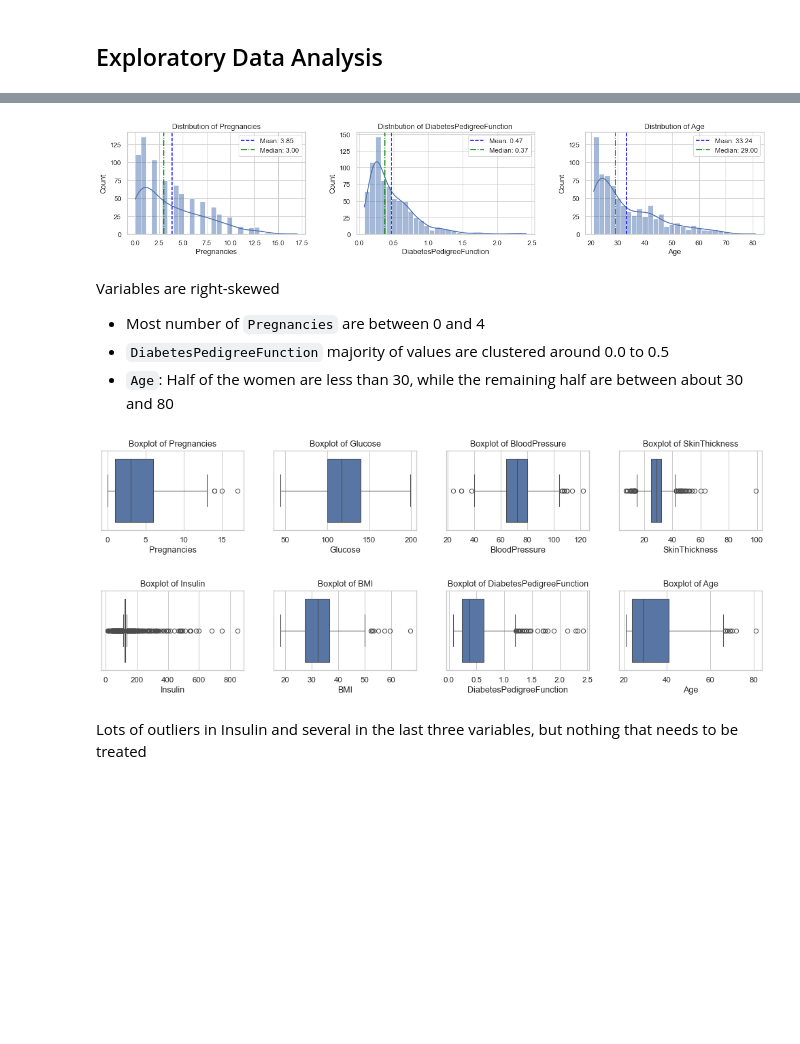
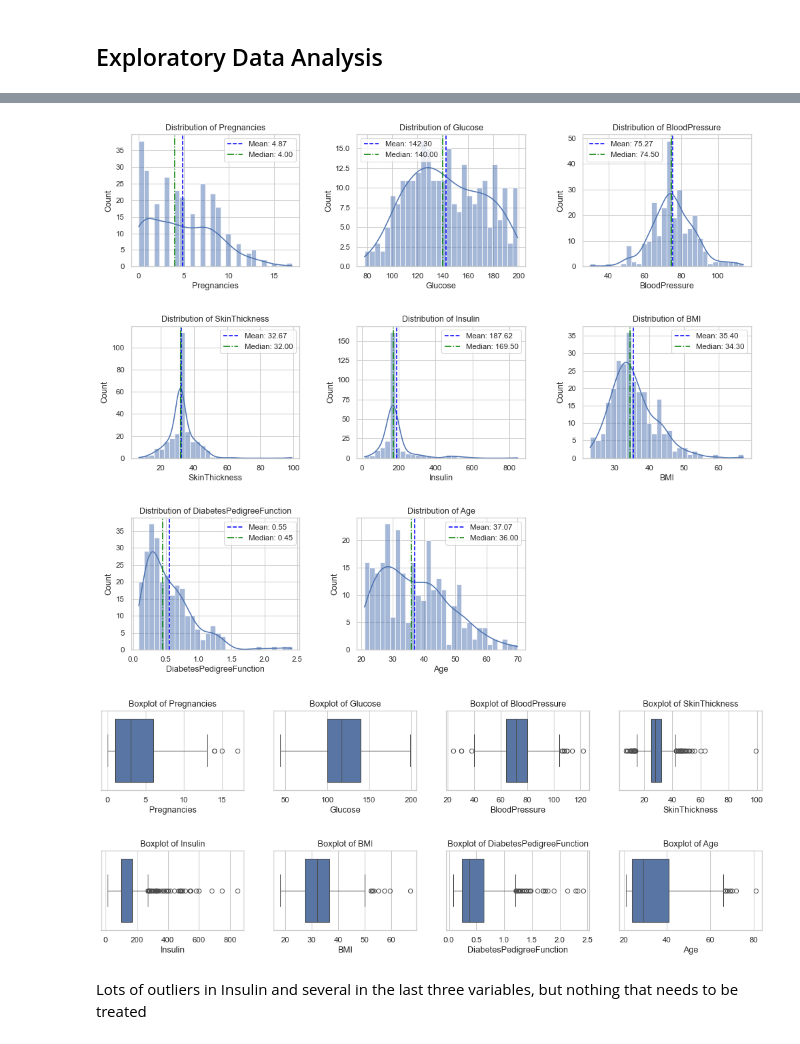
Before and after one commit to chrisruiz01/diabetes_classification, a Jupyter notebook: notebooks/1.0-diabetes-classification.ipynb, the cells around one changed output, grey strips where cells are left out. Saved outputs shown, nothing was run; the diff lists cells and outputs as text; code cells hidden in the pictures; blank space fills up the shorter version.

```diff
--- a/notebooks/1.0-diabetes-classification.ipynb
+++ b/notebooks/1.0-diabetes-classification.ipynb
@@ -171,22 +178,18 @@ dtype: int64
 * `Glucose`, `BloodPressure`, `BMI` will be imputed with mean, as their distributions are Gaussian-like
 * `SkinThickness`, `Insulin` will be imputed with median, as they both have outliers on the high end (right-skewed distributions with long tails)
 # %%
-mean_impute_columns = ['Glucose', 'BloodPressure', 'BMI']
-median_impute_columns = ['SkinThickness', 'Insulin']
+# Columns to be imputed
+impute_columns = ['Glucose', 'BloodPressure', 'SkinThickness', 'Insulin', 'BMI']
 
 # Replace zero values with np.nan
-df[mean_impute_columns] = df[mean_impute_columns].replace(0, np.nan)
-df[median_impute_columns] = df[median_impute_columns].replace(0, np.nan)
+df[impute_columns] = df[impute_columns].replace(0, np.nan)
 
-# Imputing with mean
-mean_imputer = SimpleImputer(strategy='mean')
-df[mean_impute_columns] = mean_imputer.fit_transform(df[mean_impute_columns])
-
-# Imputing with median
-median_imputer = SimpleImputer(strategy='median')
-df[median_impute_columns] = median_imputer.fit_transform(df[median_impute_columns])
+# Impute with median values by the target variable (Outcome)
+for column in impute_columns:
+    df[column] = df.groupby('Outcome')[column].transform(lambda x: x.fillna(x.median()))
 
 # Verify the imputation - check for zero values
+columns_to_check = impute_columns
 df[columns_to_check].apply(lambda x: (x == 0).sum())
 # %% [output]
 Glucose          0
@@ -255,41 +266,42 @@ The spikes for `SkinThickness` and `Insulin` have moved from zero to their media
 # %%
-# Visualizing remaining columns that were not imputed
-cols = ['Pregnancies', 'DiabetesPedigreeFunction', 'Age']
+# Diabetic cases (Outcome = 1)
+diabetic_cases = df[df['Outcome'] == 1]
 
-plt.figure(figsize=(16, 4))
-for i, column in enumerate(cols, 1):
-    plt.subplot(1, 3, i)
-    sns.histplot(df[column], bins=30, kde=True)
+# List of all columns except 'Outcome'
+features_outcome_only = diabetic_cases.columns[:-1]
+
+# Set up the figure for plotting
+plt.figure(figsize=(14, 12))
+num_cols = len(features_outcome_only)
+num_rows = (num_cols // 3) + 1
+
+# Plot distributions for each column
+for i, column in enumerate(features_outcome_only, 1):
+    plt.subplot(num_rows, 3, i)
+    sns.histplot(diabetic_cases[column], bins=30, kde=True)
     plt.title(f'Distribution of {column}')
 
     # Calculate mean and median
-    mean_value = df[column].mean()
-    median_value = df[column].median()
+    mean_value = diabetic_cases[column].mean()
+    median_value = diabetic_cases[column].median()
 
     # Add vertical lines for mean and median
     plt.axvline(mean_value, color='blue', linestyle='--', label=f'Mean: {mean_value:.2f}')
     plt.axvline(median_value, color='green', linestyle='-.', label=f'Median: {median_value:.2f}')
 
     # Display the legend
     plt.legend()
 
 plt.tight_layout(pad=3)
 plt.show()
 # %% [output]
-[figure, old version]
+[figure, new version]
-# %% [markdown]
-Variables are right-skewed
-* Most number of `Pregnancies` are between 0 and 4
-* `DiabetesPedigreeFunction` majority of values are clustered around 0.0 to 0.5
-* `Age`: Half of the women are less than 30, while the remaining half are between about 30 and 80
 # %%
-# List of features to plot
-features = ['Pregnancies', 'Glucose', 'BloodPressure', 'SkinThickness', 'Insulin', 'BMI', 'DiabetesPedigreeFunction', 'Age']
-
+# All columns except 'Outcome'
 plt.figure(figsize=(14, 6))
 
 # Plot each feature
-for i, feature in enumerate(features, 1):
+for i, feature in enumerate(features_both_classes, 1):
     plt.subplot(2, 4, i)
     sns.boxplot(x=feature, data=df, orient='h')
     plt.title(f'Boxplot of {feature}')
@@ -297,6 +309,6 @@ for i, feature in enumerate(features, 1):
 plt.tight_layout(pad=3)
 plt.show()
 # %% [output]
-[figure, old version]
+[figure, new version]
 # %% [markdown]
 Lots of outliers in Insulin and several in the last three variables, but nothing that needs to be treated
```
Also changed, not shown: parts of 65 cells of this notebook.
